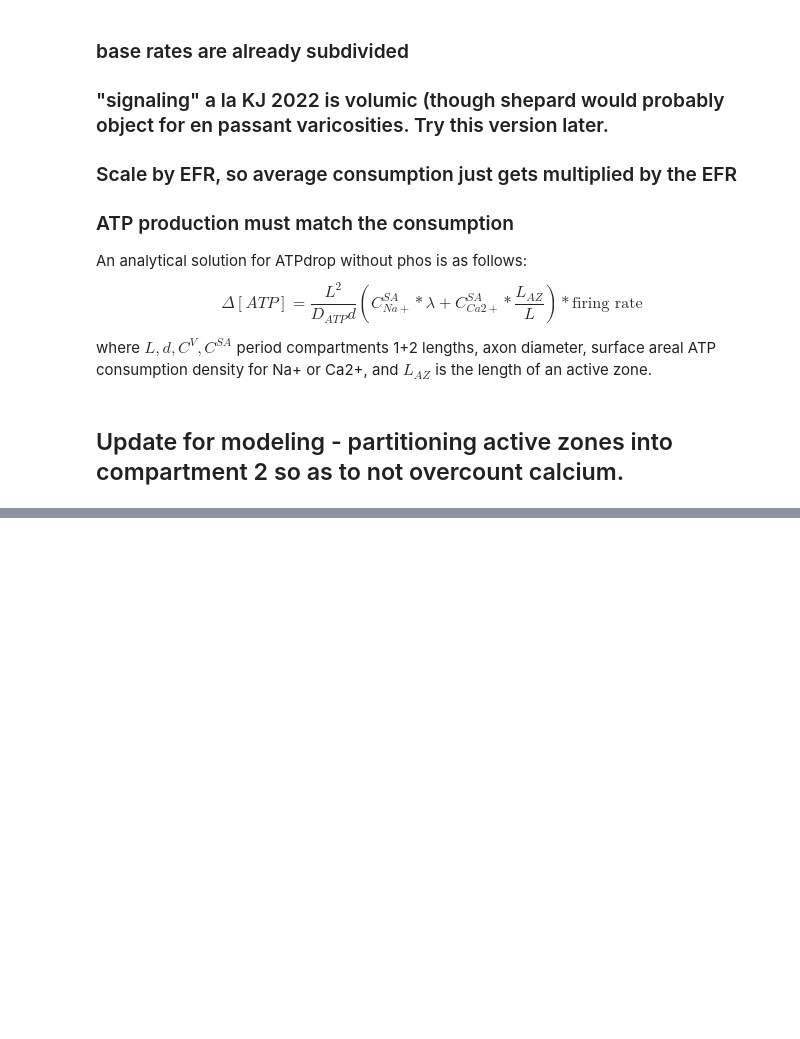
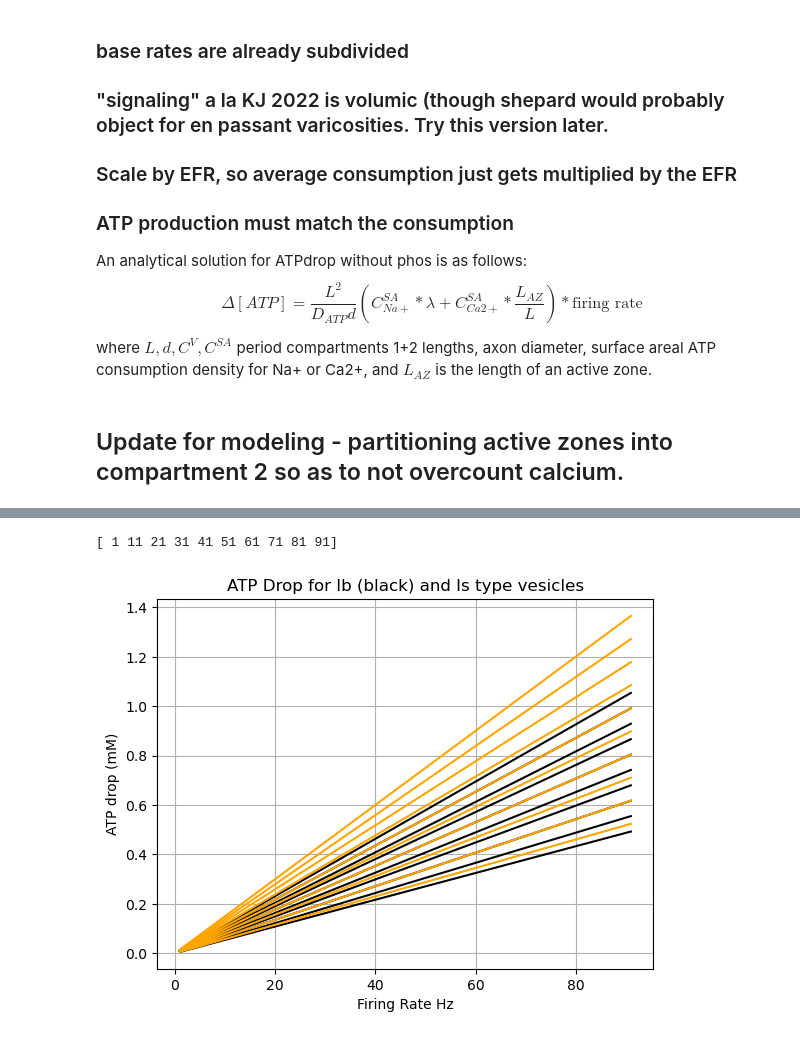
Before and after one commit to ssemper/computation_practice, a Jupyter notebook: consumption_theory.ipynb, the cells around one changed output, grey strips where cells are left out. Drawn from its saved outputs; the diff is of its cells as text; code cells hidden in the pictures; blank space fills up the shorter version.

```diff
--- a/consumption_theory.ipynb
+++ b/consumption_theory.ipynb
@@ -377,0 +423,20 @@ plt.show()
+# %%
+Nv_range = np.arange(1,11,1)
+print(f_rate)
+for j in [1,1.5]:
+    for i in Nv_range:
+        atp_drop = (0.003426*i*j*0.2 + 0.00473)*f_rate
+        if j ==1:
+            plt.plot(f_rate,atp_drop, color='black')
+        else:
+            plt.plot(f_rate,atp_drop, color='orange' )
+
+        plt.xlabel('Firing Rate Hz')
+        plt.ylabel('ATP drop (mM)')
+
+plt.title('ATP Drop for Ib (black) and Is type vesicles')
+plt.grid()
+plt.show()
+# %% [output]
+[ 1 11 21 31 41 51 61 71 81 91]
+[figure, added]
```
Also changed, not shown: parts of 37 cells of this notebook.
